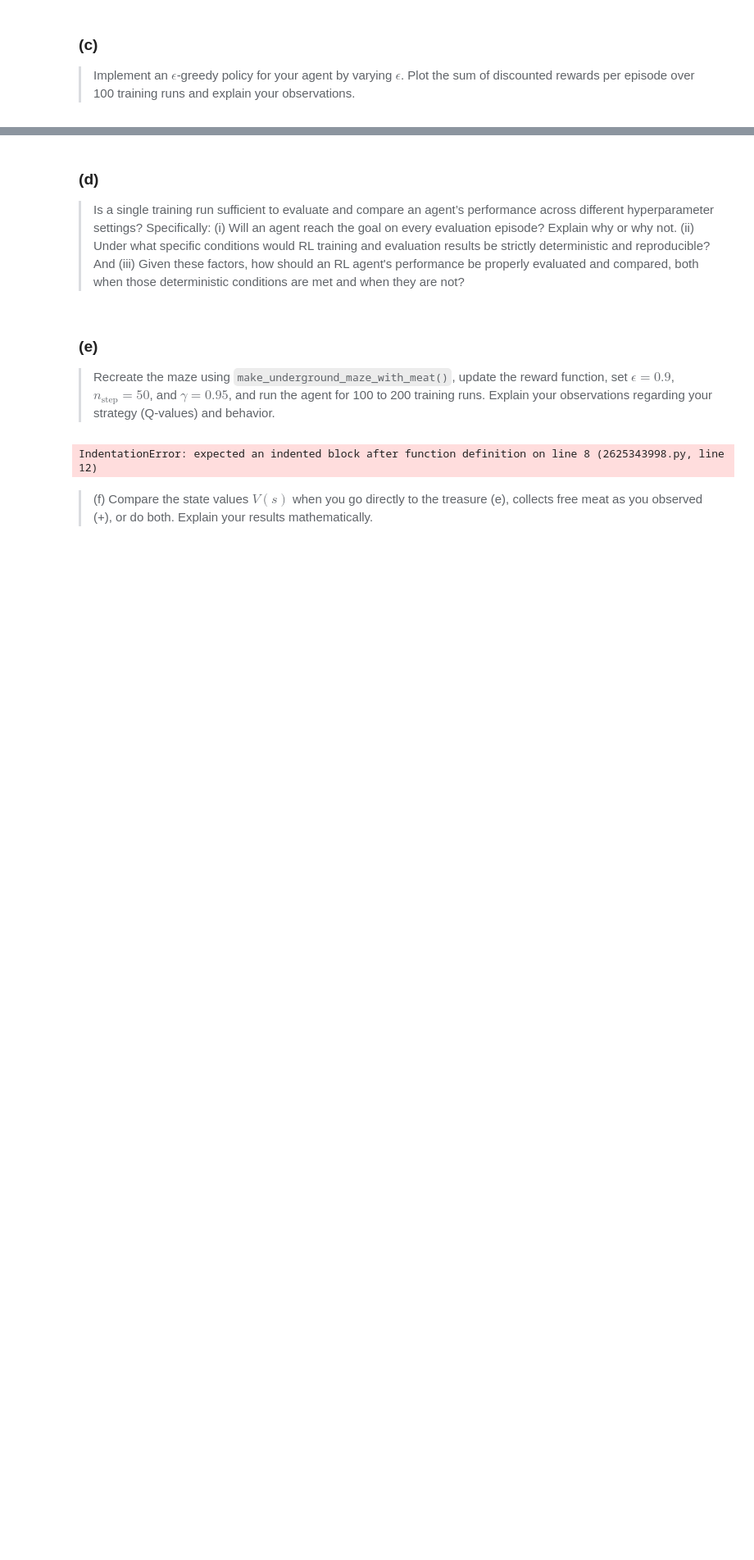
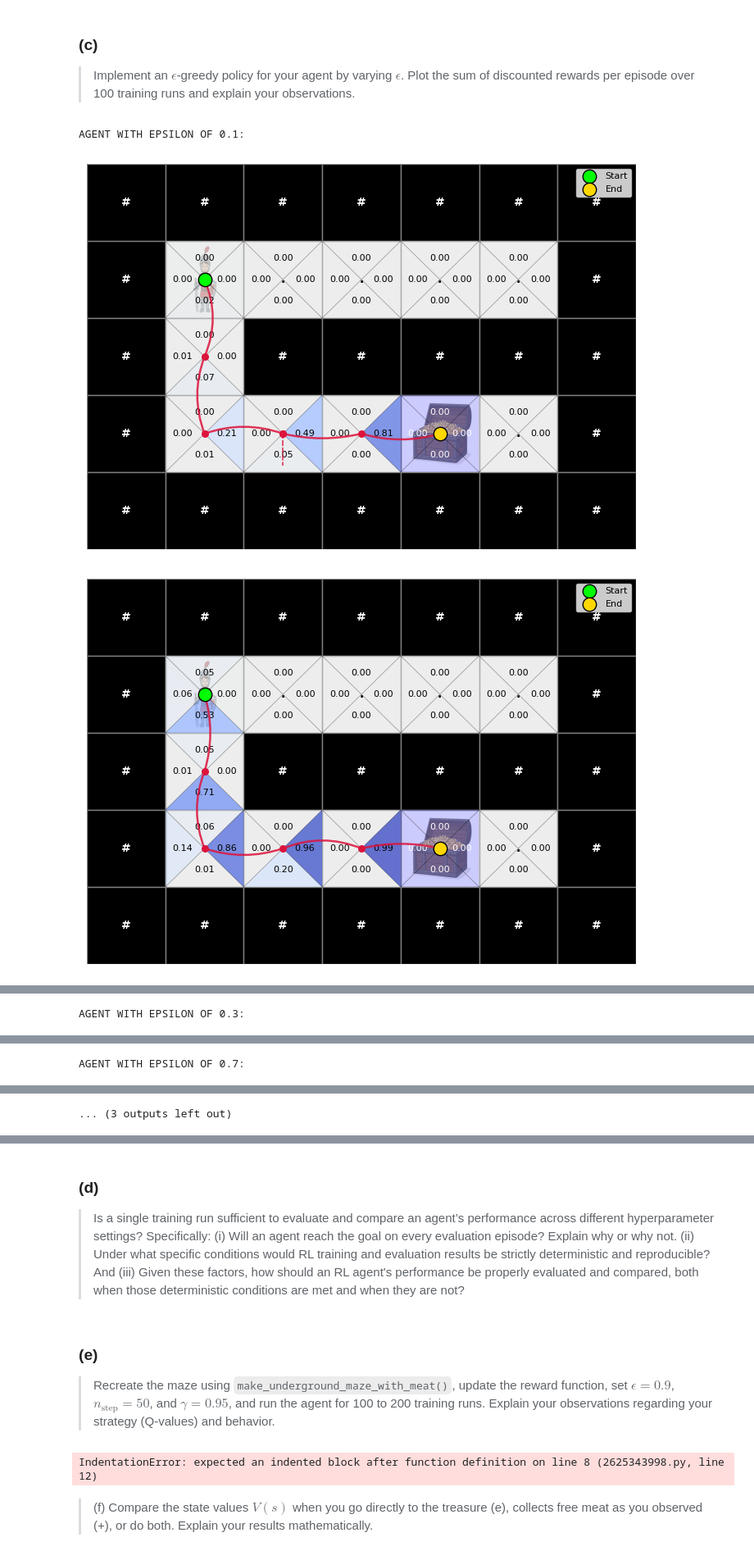
Before and after one commit to OFCLeoS/iml_2026, a Jupyter notebook: homework_2.ipynb, the cells around one changed output, grey strips where cells are left out. Shown at 82% size. Saved outputs shown, nothing was run; the diff lists cells and outputs as text; code cells hidden in the pictures; blank space fills up the shorter version.

```diff
--- a/homework_2.ipynb
+++ b/homework_2.ipynb
@@ -104,3 +190,47 @@ IndentationError: expected an indented block after function definition on line 9
 # %% [markdown]
 ### (c)
 > Implement an $\epsilon$-greedy policy for your agent by varying $\epsilon$. Plot the sum of discounted rewards per episode over 100 training runs and explain your observations.
+# %%
+import random
+
+discount_factor = 1 # Gamma
+learning_rate = 0.1 # Sweet spot for most tabular Q-learning
+
+epsilon_dic = {0: 0.1, 1: 0.3, 2: 0.7}
+for i in range(3):
+    epsilon = epsilon_dic[i]
+
+    print(f"\n\nAGENT WITH EPSILON OF {epsilon}: \n\n")
+
+    def my_greedy_action(state, q_values):
+        if random.random() <= epsilon:
+            # Case: Not Greedy
+            return np.random.choice(4)
+        else:
+            # Case: Greedy
+            return q_values.T[state].argmax()
+
+    underground_maze = make_underground_maze(p_slippery=0.0)
+    vis_12 = DungeonVisualization(underground_maze)
+
+    tricky_knight = DungeonAgent(n_states=underground_maze.n_states,
+                                choose_action=my_greedy_action,
+                                reward_func=my_reward_12,
+                                update_q_values=my_Q_update_12)
+
+    training_reward = []
+    # program your knight here
+    # compute episodic reward
+    # append "training_reward"
+
+    for i in range(100):
+        states, actions, rewards = tricky_knight.run_episode(underground_maze, nstep=30, gamma=discount_factor)
+        if (i % 33 == 0 and i != 0):
+            vis_12.show(states, actions, tricky_knight.q_values)
+        training_reward.append(np.sum(rewards))
+    # plot "training_reward"
+    vis_12.plot_training_reward(training_reward)
+# %% [output]
+AGENT WITH EPSILON OF 0.1:
+[figure, added]
+[figure, added]
@@ -106,0 +239 @@ IndentationError: expected an indented block after function definition on line 9
+AGENT WITH EPSILON OF 0.3:
@@ -106,0 +244 @@ IndentationError: expected an indented block after function definition on line 9
+AGENT WITH EPSILON OF 0.7:
@@ -106,0 +246 @@ IndentationError: expected an indented block after function definition on line 9
+... (3 outputs left out)
```
Also changed, not shown: parts of 10 cells of this notebook.
